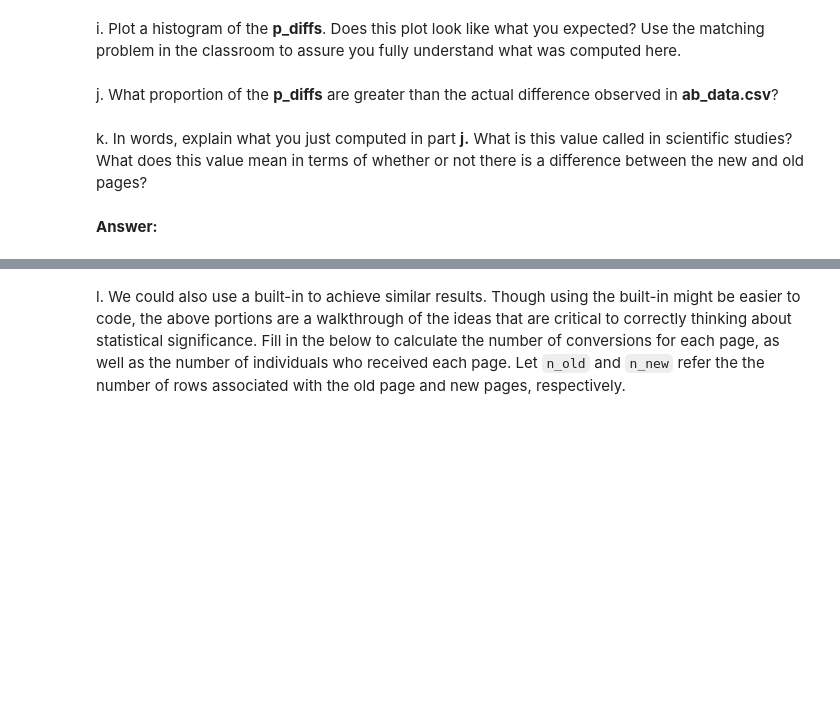
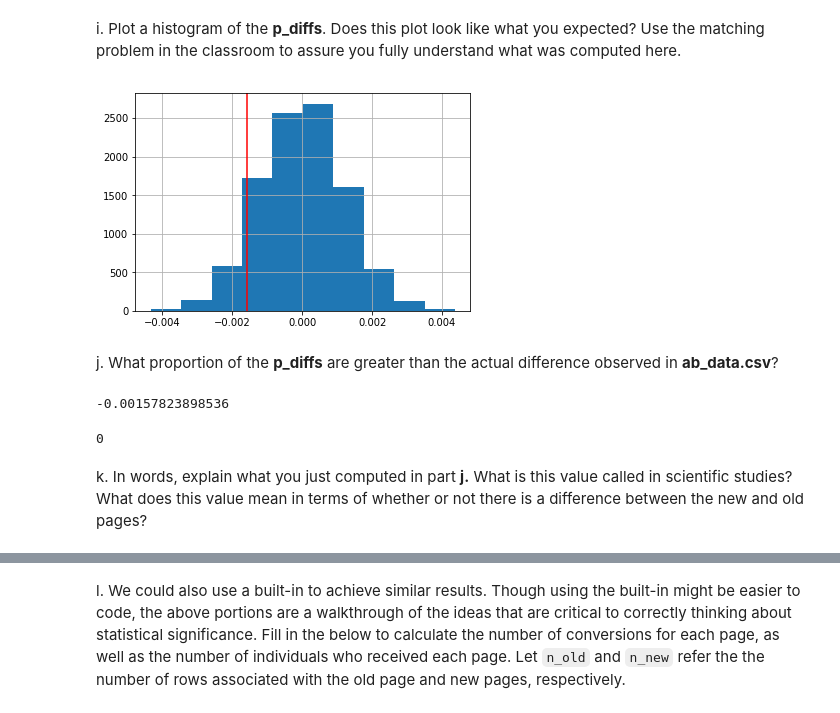
Before and after one commit to aleromar/ABTesting, a Jupyter notebook: Analyze_ab_test_results_notebook.ipynb, the cells around one changed output, grey strips where cells are left out. Cells and saved outputs as stored; diff of their text form; code cells hidden in the pictures; blank space fills up the shorter version.

```diff
--- a/Analyze_ab_test_results_notebook.ipynb
+++ b/Analyze_ab_test_results_notebook.ipynb
@@ -189,2 +197,5 @@ a. What is the **convert rate** for $p_{new}$ under the null?
 # %% [markdown]
 b. What is the **convert rate** for $p_{old}$ under the null? <br><br>
+# %%
+pold = df2['converted'].mean()
+pold
@@ -191,2 +204,5 @@ b. What is the **convert rate** for $p_{old}$ under the null? <br><br>
 # %% [markdown]
 c. What is $n_{new}$?
+# %%
+nnew = df2.query('landing_page == "new_page"').shape[0]
+nnew
@@ -193,2 +211,5 @@ c. What is $n_{new}$?
 # %% [markdown]
 d. What is $n_{old}$?
+# %%
+nold = df2.query('landing_page == "old_page"').shape[0]
+nold
@@ -201,10 +238,29 @@ g. Find $p_{new}$ - $p_{old}$ for your simulated values from part (e) and (f).
 # %% [markdown]
 h. Simulate 10,000 $p_{new}$ - $p_{old}$ values using this same process similarly to the one you calculated in parts **a. through g.** above.  Store all 10,000 values in a numpy array called **p_diffs**.
+# %%
+p_diffs = []
+for _ in range(10000):
+    nmean = np.random.choice([0, 1], size=nnew, p=[1-pnew, pnew]).mean()
+    omean = np.random.choice([0, 1], size=nold, p=[1-pold, pold]).mean()
+    p_diffs.append(nmean-omean)
 # %% [markdown]
 i. Plot a histogram of the **p_diffs**.  Does this plot look like what you expected?  Use the matching problem in the classroom to assure you fully understand what was computed here.
+# %%
+observedDiffInCsv = df2.query('landing_page == "new_page"')['converted'].mean() - df2.query('landing_page == "old_page"')['converted'].mean()
+plt.hist(p_diffs);
+plt.axvline(observedDiffInCsv,c='r')
+plt.grid()
+# %% [output]
+[figure, added]
 # %% [markdown]
 j. What proportion of the **p_diffs** are greater than the actual difference observed in **ab_data.csv**?
+# %%
+pObserved = df2.query('landing_page == "new_page"')['converted'].mean() - df2.query('landing_page == "old_page"')['converted'].mean()
+p_diffs = np.array(p_diffs)
+print (pObserved)
+sum(p_diffs > pObserved)/len(p_diffs)
+# %% [output]
+-0.00157823898536
+0
 # %% [markdown]
 k. In words, explain what you just computed in part **j.**  What is this value called in scientific studies?  What does this value mean in terms of whether or not there is a difference between the new and old pages?
-# %% [markdown]
-**Answer:**
```
Also changed, not shown: parts of 15 cells of this notebook.
